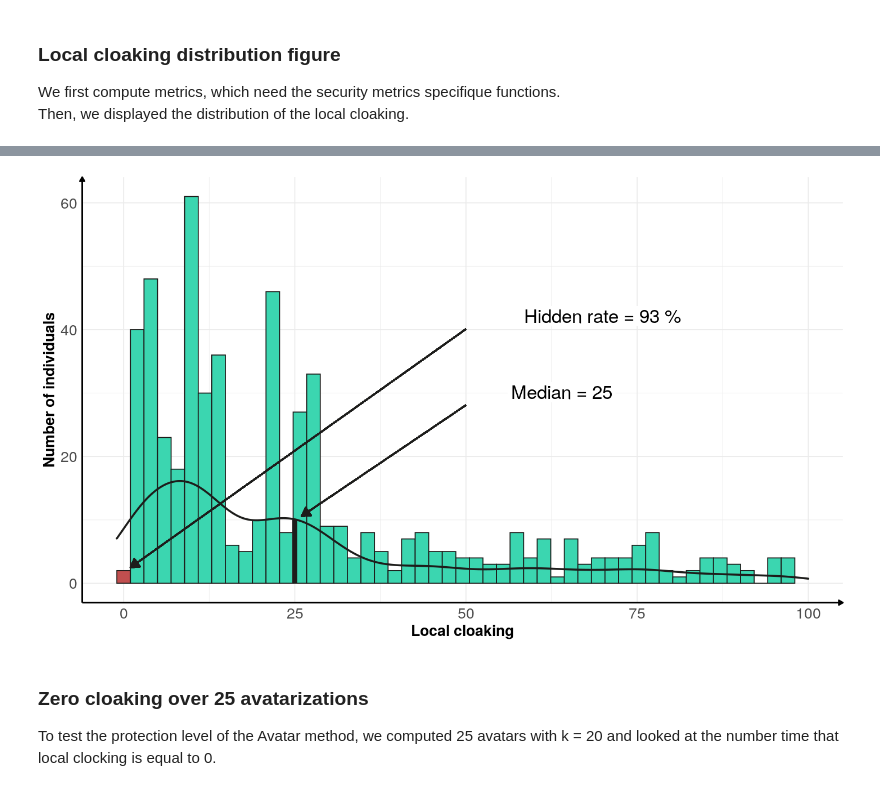
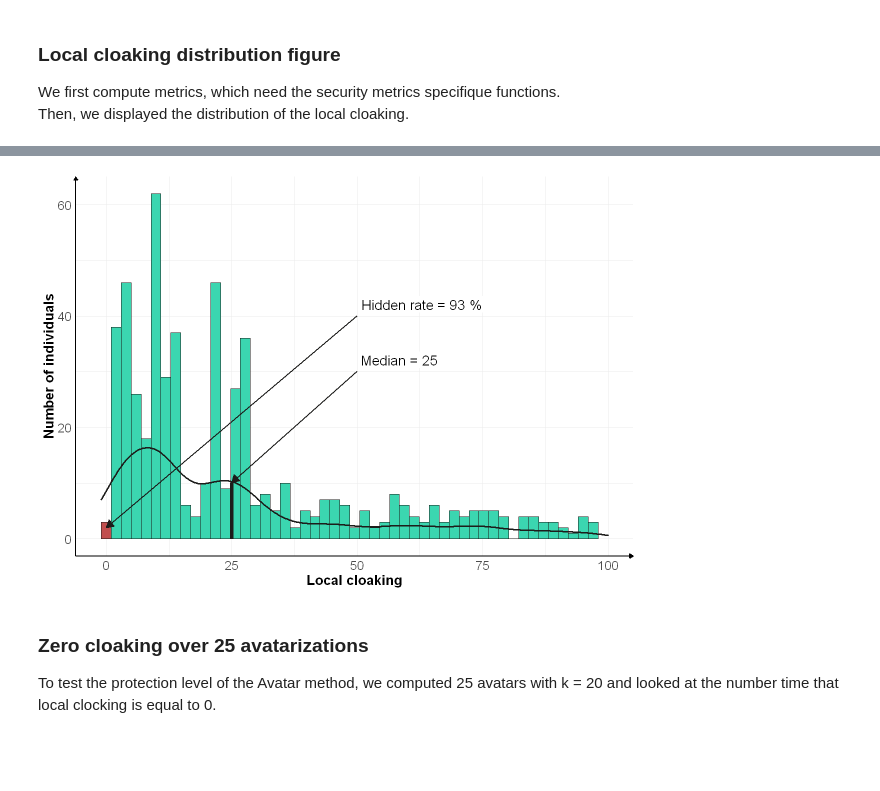
Before and after one commit to octopize/avatar-paper, a Jupyter notebook: notebooks/final_figure/messageAB_WBCD.ipynb, the cells around one changed output, grey strips where cells are left out. Cells and saved outputs as stored; diff of their text form; code cells hidden in the pictures; blank space fills up the shorter version.

```diff
--- a/notebooks/final_figure/messageAB_WBCD.ipynb
+++ b/notebooks/final_figure/messageAB_WBCD.ipynb
@@ -65,3 +69,8 @@ data$Class <- as_factor(data$Class)
+# %%
+axis_title_size <- 16
+axis_text_size <- 15
+legend_text_size <- 16
+legend_title_size <- 16
 # %% [markdown]
 ## FAMD projection
 
@@ -127,9 +136,9 @@ df_local_cloaking <- data.frame(metrics$local_cloaking["hit_counts"])
 color_vector <- c(rep("#c14f4f", 2), rep(colors['avatar', 'color'], 50))
 # %%
 intersect_median_density <- 10.1
-options(repr.plot.width = 12, repr.plot.height = 7)
+options(repr.plot.width = 10, repr.plot.height = 7)
 
-plot = ggplot(df_local_cloaking, aes(hit_counts.1)) +
+plot <- ggplot(df_local_cloaking, aes(hit_counts.1)) +
     # add histogram and density
     geom_histogram(bins = 52, fill = color_vector,
                    color = "#1D1D1B") +
@@ -139,8 +148,8 @@ plot = ggplot(df_local_cloaking, aes(hit_counts.1)) +
     theme_minimal() +
     xlab("Local cloaking") +
     ylab("Number of individuals") +
-    theme(axis.title = element_text(size = 16, family = "sans", face = "bold"),
-          axis.text = element_text(size = 16, family = "sans"),
+    theme(axis.title = element_text(size = axis_title_size, family = "sans", face = "bold"),
+          axis.text = element_text(size = axis_text_size, family = "sans"),
           axis.line = element_line(colour = "black",
                                    size = 0.8,
                                    linetype = "solid",
@@ -154,30 +163,29 @@ plot = ggplot(df_local_cloaking, aes(hit_counts.1)) +
 
     # median arrow and text
     geom_segment(aes(x = median(hit_counts.1) + 25,
-                     y = intersect_median_density + 18,
-                     xend = median(hit_counts.1)+1,
-                     yend = intersect_median_density +0.5 ),
+                     y = intersect_median_density + 20,
+                     xend = median(hit_counts.1),
+                     yend = intersect_median_density),
                  color = '#1D1D1B', size = 0.8,
-                 arrow = arrow(type='closed', length = unit(10,'pt'))) +
-    geom_label(aes(x =  median(hit_counts.1) + 39,
-                   y =  intersect_median_density + 20,
+                 arrow = arrow(type='closed', length = unit(10, 'pt'))) +
+    geom_label(aes(x =  median(hit_counts.1) + 33.5,
+                   y =  intersect_median_density + 22,
                    label =paste0("Median = ", median(hit_counts.1))),
-               size = 7,
+               size = 6,
                family = "sans",
                label.size = NA) +
 
     # hidden rate arrow and text
     geom_segment(aes(x = median(hit_counts.1) + 25,
                      y = intersect_median_density + 30,
-                     xend = 0+1,
-                     yend = sum(df_local_cloaking[,1] == 0) + 0.5),
+                     xend = 0,
+                     yend = sum(df_local_cloaking[,1] == 0) - 1),
                  color = '#1D1D1B', size = 0.8,
-                 arrow = arrow(type='closed',
-                               length = unit(10,'pt'))) +
-    geom_label(aes(x =  median(hit_counts.1) + 45,
+                 arrow = arrow(type='closed', length = unit(10,'pt'))) +
+    geom_label(aes(x =  median(hit_counts.1) + 38,
                    y = intersect_median_density + 32,
                    label = paste0("Hidden rate = ", round(metrics$hidden_rate, 0), " %")),
-               size = 7,
+               size = 6,
                family = "sans",
                label.size = NA) +
 
@@ -186,6 +194,6 @@ plot = ggplot(df_local_cloaking, aes(hit_counts.1)) +
 
 plot
 
-ggsave(file="../../figure/WBCD_local_cloaking.svg", plot=plot, width=8, height=5, dpi = 320)
+#ggsave(file="../../figure/WBCD_local_cloaking.svg", plot=plot, width=8, height=5, dpi = 320)
 # %% [output]
 Warning message:
@@ -198,4 +205,4 @@ Warning message:
-[figure, old version]
+[figure, new version]
 # %% [markdown]
 ###  Zero cloaking over 25 avatarizations
 
```
Also changed, not shown: parts of 10 cells of this notebook.
